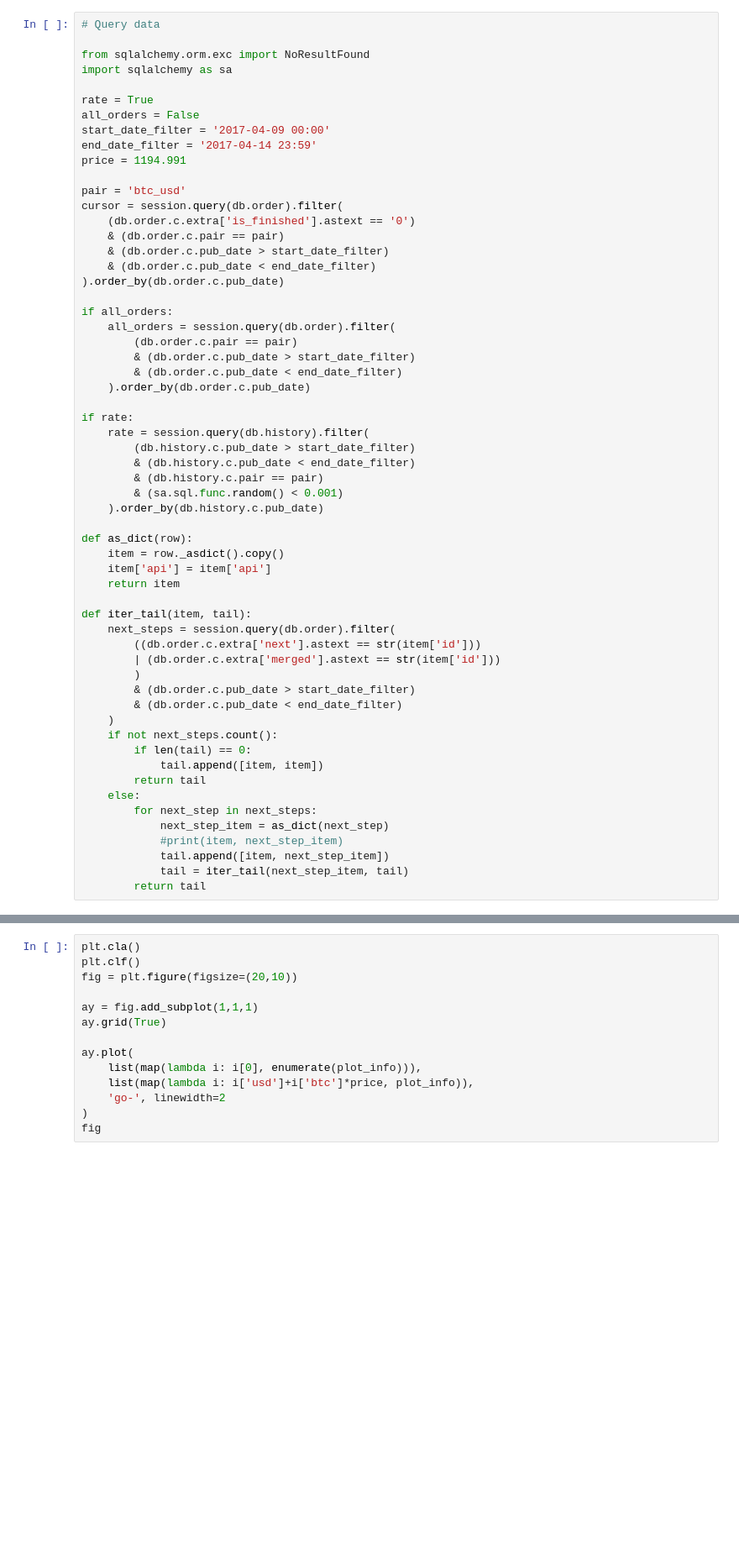
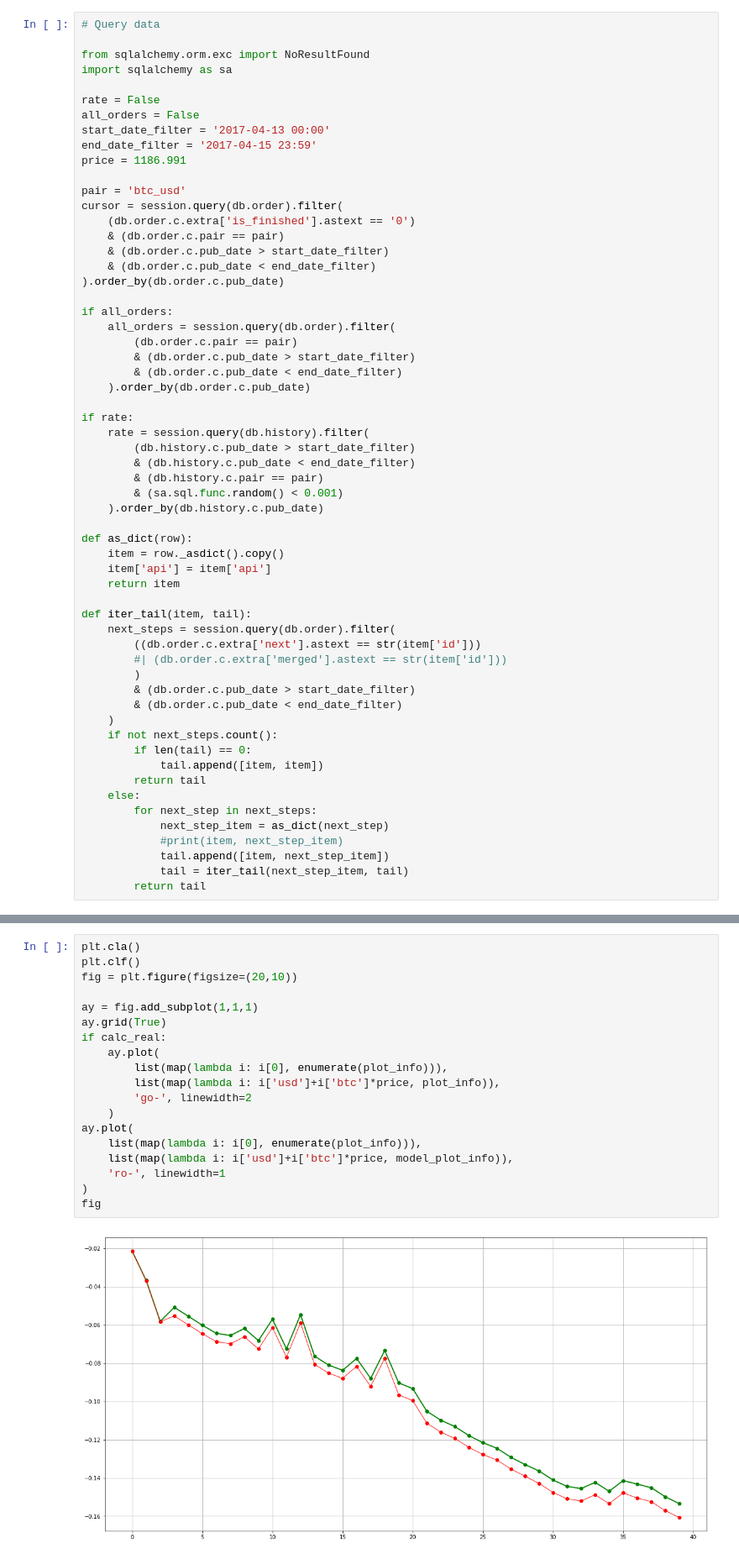
Before and after one commit to ErDmKo/trade-bot, a Jupyter notebook: server/jupyter/Statistic.ipynb, the cells around one changed output, grey strips where cells are left out. Shown at 84% size. Cells and saved outputs as stored; diff of their text form; blank space fills up the shorter version.

```diff
--- a/server/jupyter/Statistic.ipynb
+++ b/server/jupyter/Statistic.ipynb
@@ -23,11 +23,11 @@ session = Session()
 from sqlalchemy.orm.exc import NoResultFound
 import sqlalchemy as sa
 
-rate = True
+rate = False
 all_orders = False
-start_date_filter = '2017-04-09 00:00'
-end_date_filter = '2017-04-14 23:59'
-price = 1194.991
+start_date_filter = '2017-04-13 00:00'
+end_date_filter = '2017-04-15 23:59'
+price = 1186.991
 
 pair = 'btc_usd'
 cursor = session.query(db.order).filter(
@@ -60,7 +60,7 @@ def as_dict(row):
 def iter_tail(item, tail):
     next_steps = session.query(db.order).filter(
         ((db.order.c.extra['next'].astext == str(item['id']))
-        | (db.order.c.extra['merged'].astext == str(item['id']))
+        #| (db.order.c.extra['merged'].astext == str(item['id']))
         )
         & (db.order.c.pub_date > start_date_filter)
         & (db.order.c.pub_date < end_date_filter)
@@ -199,17 +290,24 @@ print('If price {} then sum in usd {}'.format(price, all_usd_summ + (all_btc_sum
 # %%
 plt.cla()
 plt.clf()
 fig = plt.figure(figsize=(20,10))
 
 ay = fig.add_subplot(1,1,1)
 ay.grid(True)
-
+if calc_real:
+    ay.plot(
+        list(map(lambda i: i[0], enumerate(plot_info))),
+        list(map(lambda i: i['usd']+i['btc']*price, plot_info)),
+        'go-', linewidth=2
+    )
 ay.plot(
     list(map(lambda i: i[0], enumerate(plot_info))),
-    list(map(lambda i: i['usd']+i['btc']*price, plot_info)),
-    'go-', linewidth=2
+    list(map(lambda i: i['usd']+i['btc']*price, model_plot_info)),
+    'ro-', linewidth=1
 )
 fig
+# %% [output]
+[figure, added]
 # %%
 # Data visualisite
 
```
Also changed, not shown: parts of 1 cell of this notebook, 2 other files.
